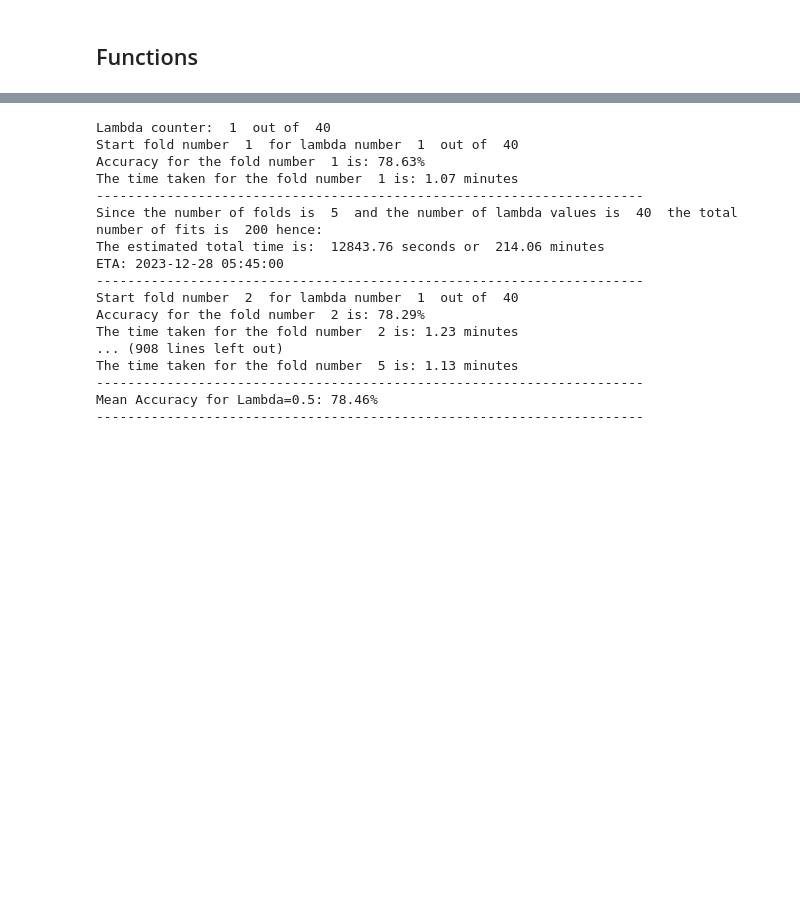
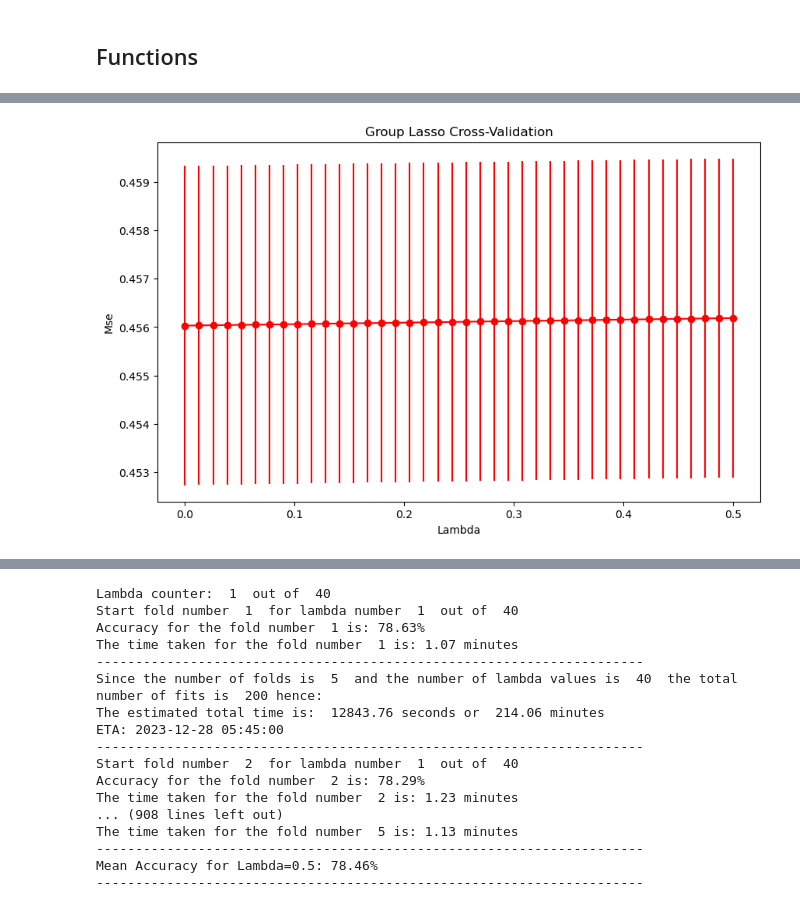
Before and after one commit to lrdsch/SM4HDD, a Jupyter notebook: Notebook_python.ipynb, the cells around one changed output, grey strips where cells are left out. Saved outputs shown, nothing was run; the diff lists cells and outputs as text; code cells hidden in the pictures; blank space fills up the shorter version.

```diff
--- a/Notebook_python.ipynb
+++ b/Notebook_python.ipynb
@@ -899,0 +1091,14 @@ def confusion_matrix_with_headers(y_true, y_pred):
+# %%
+# Convert to NumPy arrays for plotting
+mean_values_mse = np.array(mean_values_mse)
+sd_values_mse = np.array(sd_values_mse)
+
+# Plot the error bar graph
+plt.figure(figsize=(10, 6))
+plt.errorbar(lam_seq, mean_values_mse, yerr=(sd_values_mse / np.sqrt(kf.get_n_splits())), fmt='-', marker="o", ecolor="red", color="red")
+plt.ylabel("Mse")
+plt.xlabel("Lambda")
+plt.title("Group Lasso Cross-Validation")
+plt.show()
+# %% [output]
+[figure, added]
```
Also changed, not shown: parts of 50 cells of this notebook.
